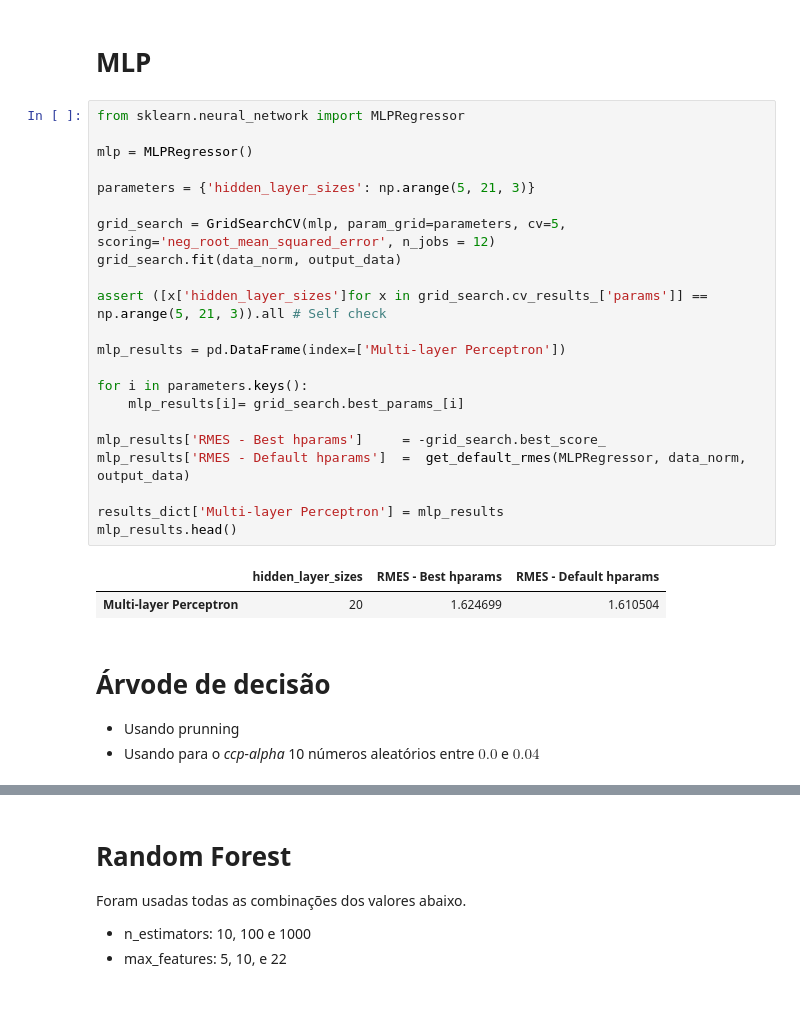
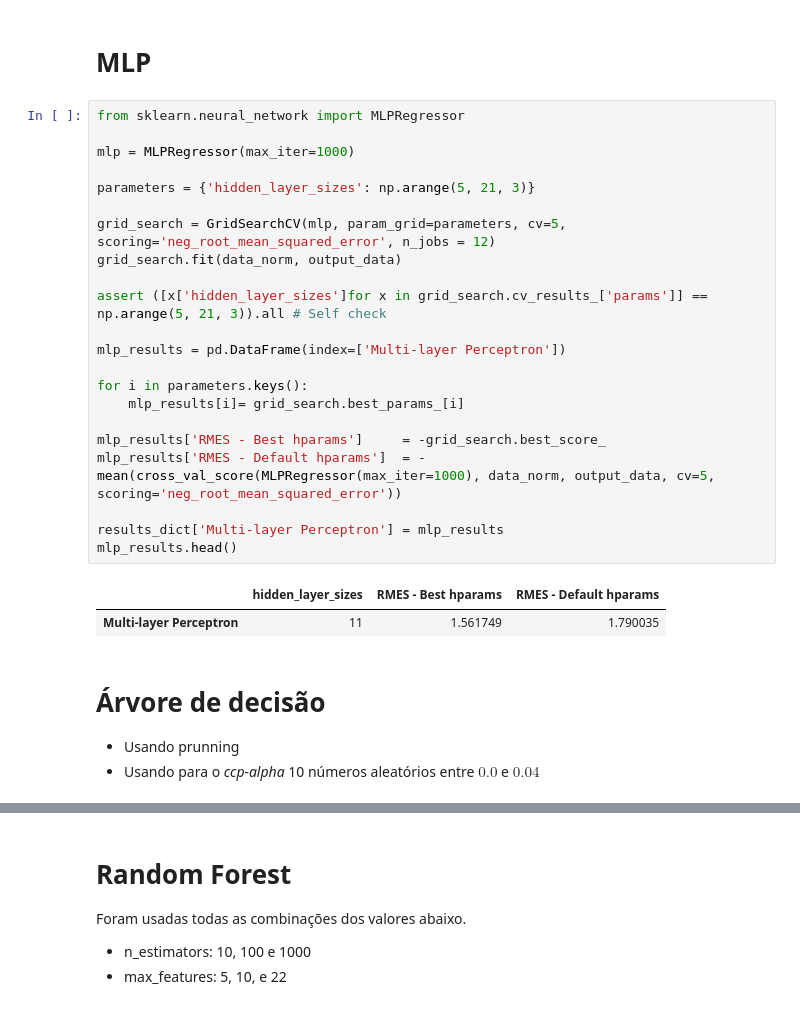
Before and after one commit to JorgeSantos18/MO432, a Jupyter notebook: Tarefa_2.ipynb, the cells around one changed output, grey strips where cells are left out. Drawn from its saved outputs; the diff is of its cells as text.

```diff
--- a/Tarefa_2.ipynb
+++ b/Tarefa_2.ipynb
@@ -264,30 +262,30 @@ RMSE:  1.9446103254096117
 # %%
 from sklearn.neural_network import MLPRegressor
 
-mlp = MLPRegressor()
+mlp = MLPRegressor(max_iter=1000)
 
 parameters = {'hidden_layer_sizes': np.arange(5, 21, 3)}
 
 grid_search = GridSearchCV(mlp, param_grid=parameters, cv=5, scoring='neg_root_mean_squared_error', n_jobs = 12)
 grid_search.fit(data_norm, output_data)
 
 assert ([x['hidden_layer_sizes']for x in grid_search.cv_results_['params']] == np.arange(5, 21, 3)).all # Self check
 
 mlp_results = pd.DataFrame(index=['Multi-layer Perceptron'])
 
 for i in parameters.keys():
     mlp_results[i]= grid_search.best_params_[i]
 
 mlp_results['RMES - Best hparams']     = -grid_search.best_score_
-mlp_results['RMES - Default hparams']  =  get_default_rmes(MLPRegressor, data_norm, output_data)
+mlp_results['RMES - Default hparams']  = -mean(cross_val_score(MLPRegressor(max_iter=1000), data_norm, output_data, cv=5, scoring='neg_root_mean_squared_error'))
 
 results_dict['Multi-layer Perceptron'] = mlp_results
 mlp_results.head()
 # %% [output]
 |  | hidden_layer_sizes | RMES - Best hparams | RMES - Default hparams |
-| Multi-layer Perceptron | 20 | 1.624699 | 1.610504 |
+| Multi-layer Perceptron | 11 | 1.561749 | 1.790035 |
 # %% [markdown]
-# Árvode de decisão
+# Árvore de decisão
 - Usando prunning
 - Usando para o _ccp-alpha_ 10 números aleatórios entre $0.0$ e $0.04$
 # %%
```
Also changed, not shown: parts of 9 cells of this notebook.
